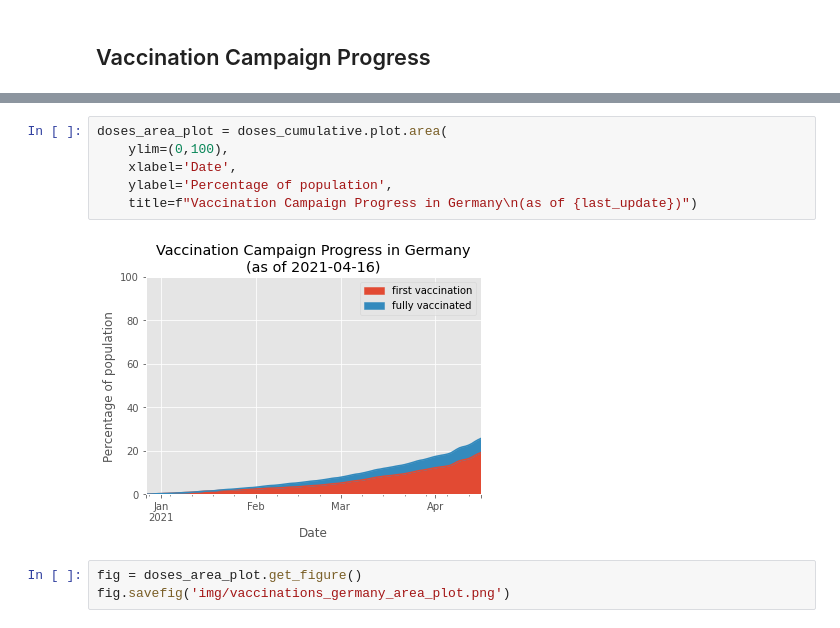
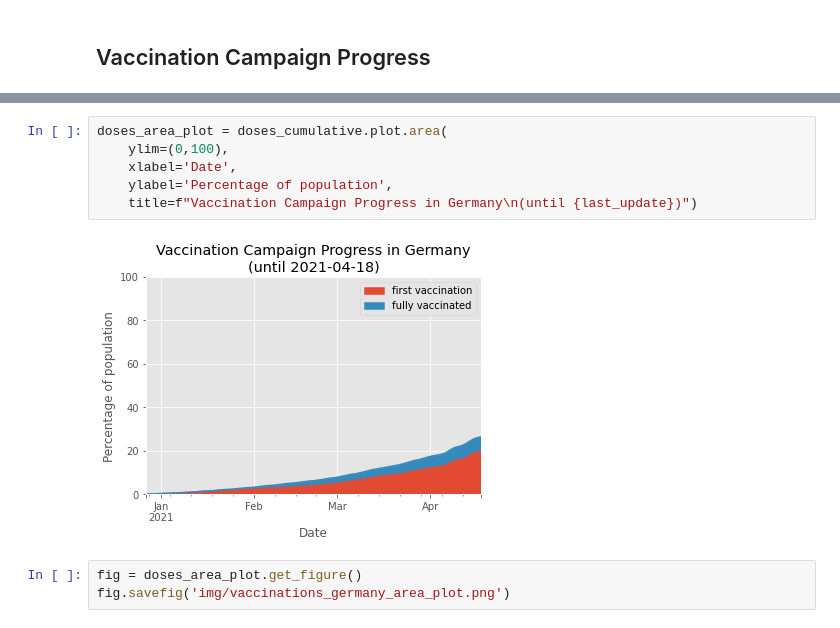
Before and after one commit to RuedigerVoigt/track-covid-19, a Jupyter notebook: vaccination.ipynb, the cells around one changed output, grey strips where cells are left out. Cells and saved outputs as stored; diff of their text form.

```diff
--- a/vaccination.ipynb
+++ b/vaccination.ipynb
@@ -225,11 +228,11 @@ doses_cumulative.tail(3)
 # %%
 doses_area_plot = doses_cumulative.plot.area(
     ylim=(0,100),
     xlabel='Date',
     ylabel='Percentage of population',
-    title=f"Vaccination Campaign Progress in Germany\n(as of {last_update})")
+    title=f"Vaccination Campaign Progress in Germany\n(until {last_update})")
 # %% [output]
-[figure, old version]
+[figure, new version]
 # %%
 fig = doses_area_plot.get_figure()
 fig.savefig('img/vaccinations_germany_area_plot.png')
```
Also changed, not shown: parts of 19 cells of this notebook, 3 other files.
